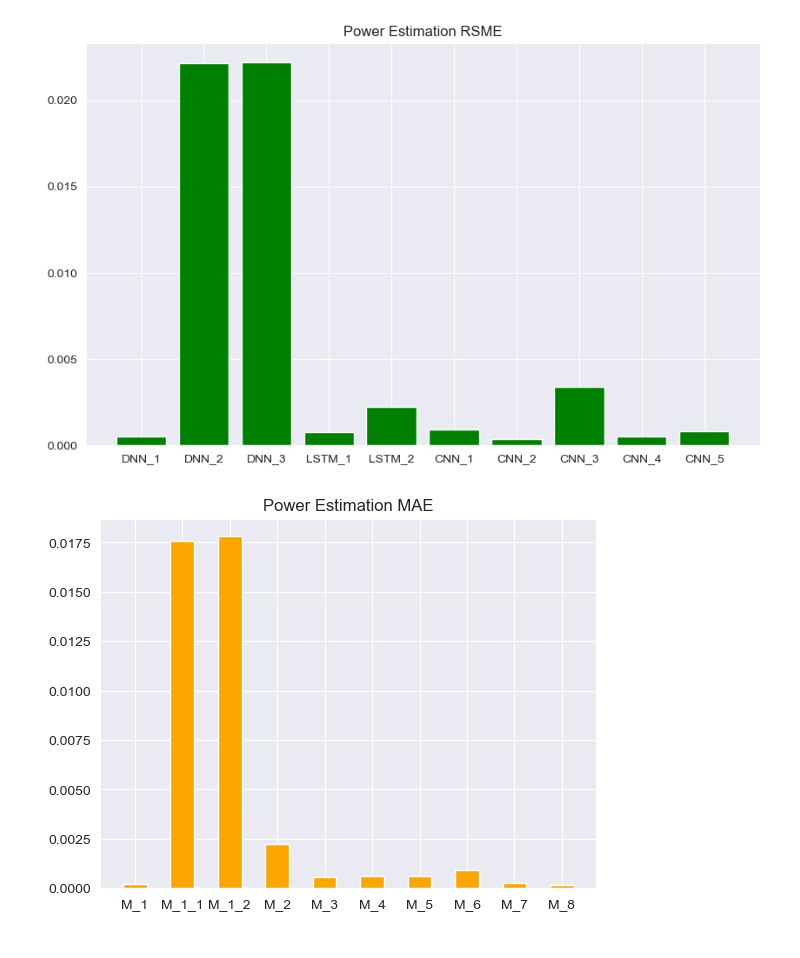
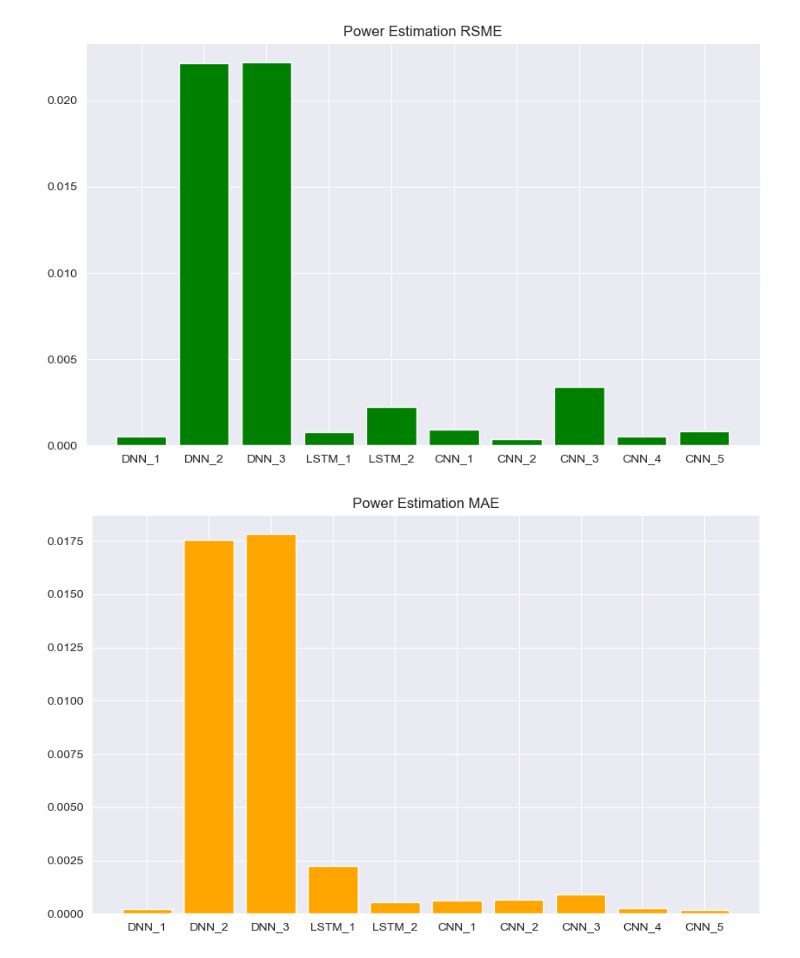
Before and after one commit to BhawitBalodi/State-Of-Health-Of-Battery, a Jupyter notebook: Power_estimation.ipynb, the cells around one changed output. Drawn from its saved outputs; the diff is of its cells as text; code cells hidden in the pictures.

```diff
--- a/Power_estimation.ipynb
+++ b/Power_estimation.ipynb
@@ -1009,15 +1009,15 @@ plt.show()
 # %% [output]
 [figure]
 # %%
-mae_score = {'DNN_1':0.00021487,'M_1_1':0.0175558,'M_1_2':0.0178140,'M_2':0.00222312,'M_3':0.00054582,
-             'M_4':0.000632540,'M_5':0.000642489,'M_6':0.0009184,'M_7':0.0002520,'M_8':0.00017685}
+mae_score = {'DNN_1':0.00021487,'DNN_2':0.0175558,'DNN_3':0.0178140,'LSTM_1':0.00222312,'LSTM_2':0.00054582,
+             'CNN_1':0.000632540,'CNN_2':0.000642489,'CNN_3':0.0009184,'CNN_4':0.0002520,'CNN_5':0.00017685}
 
 names_mae = list(mae_score.keys())
 values_mae = list(mae_score.values())
 
 plt.figure(figsize=(10,6))
-plt.bar(range(len(mae_score)), values_mae, width=0.5,bottom-1, tick_label=names_mae,color='orange')
+plt.bar(range(len(mae_score)), values_mae,tick_label=names_mae,color='orange')
 plt.title('Power Estimation MAE')
 plt.show()
 # %% [output]
-[figure, old version]
+[figure, new version]
```
Also changed, not shown: 1 other file.
